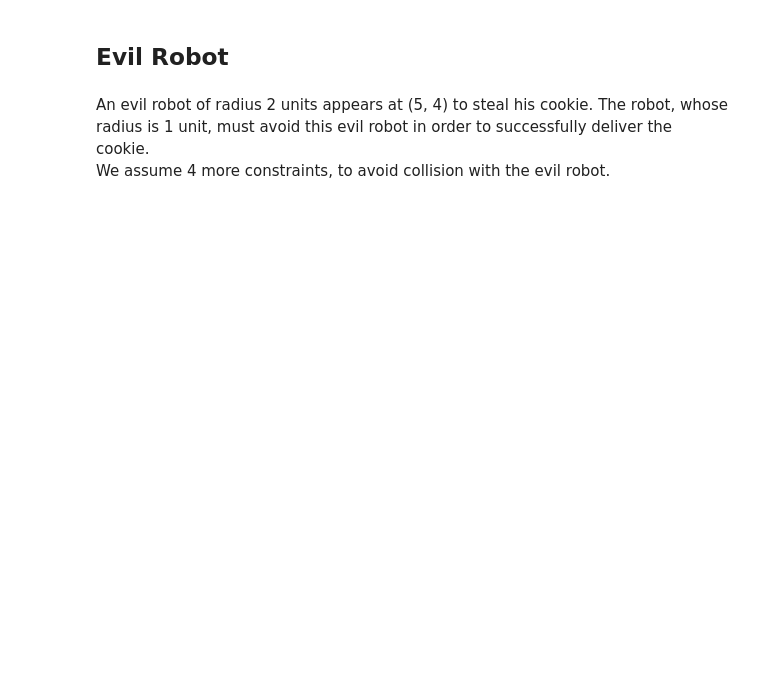
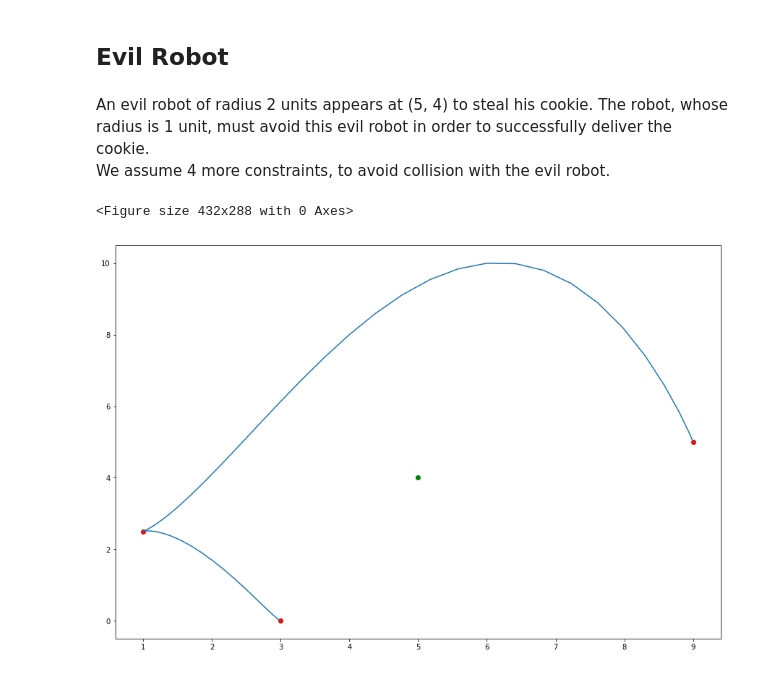
Before and after one commit to BonJovi1/Trajectory-Planning, a Jupyter notebook: code.ipynb, the cells around one changed output. Saved outputs shown, nothing was run; the diff lists cells and outputs as text; code cells hidden in the pictures; blank space fills up the shorter version.

```diff
--- a/code.ipynb
+++ b/code.ipynb
@@ -290,0 +337,29 @@ We assume 4 more constraints, to avoid collision with the evil robot.
+# %%
+# Constraints in x and y
+bx = [x0, x_cookie, xf, x0_vel, xf_vel, x_cookie_vel]
+by = [y0, y_cookie, yf, y0_vel, yf_vel, y_cookie_vel]
+
+bx.append(4)
+bx.append(6)
+by.append(8)
+by.append(10)
+
+bx = np.array(bx)
+by = np.array(by)
+
+cx = np.linalg.inv(M) @ bx.T
+cy = np.linalg.inv(M) @ by.T
+
+x = [output_pos(poly, cx, t) for t in time]
+y = [output_pos(poly, cy, t) for t in time]
+
+x_vel = [output_vel(poly, cx, t) for t in time]
+y_vel = [output_vel(poly, cy, t) for t in time]
+
+x_acc = [output_acc(poly, cx, t) for t in time]
+y_acc = [output_acc(poly, cy, t) for t in time]
+
+plot(x,y)
+# %% [output]
+<Figure size 432x288 with 0 Axes>
+[figure, added]
```
Also changed, not shown: parts of 13 cells of this notebook, 1 other file.
